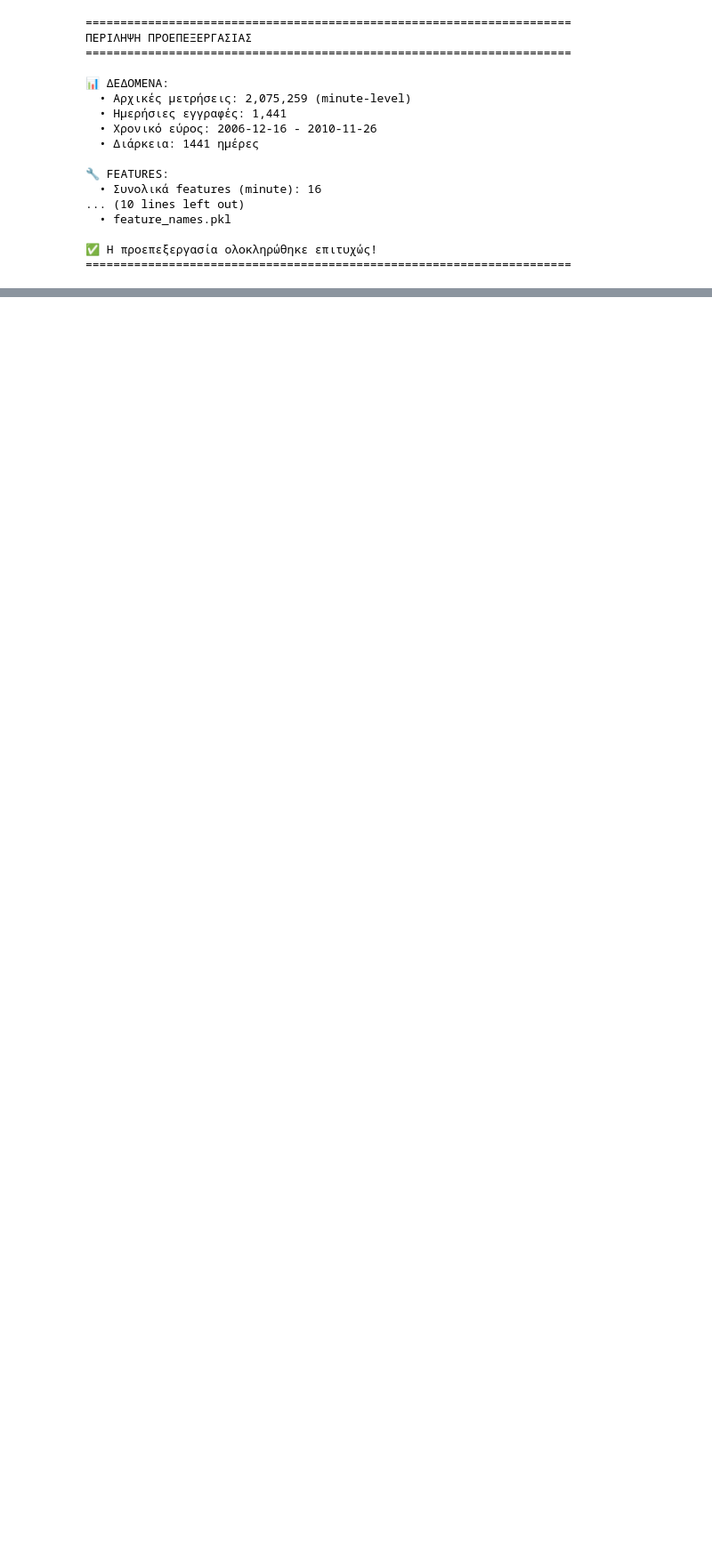
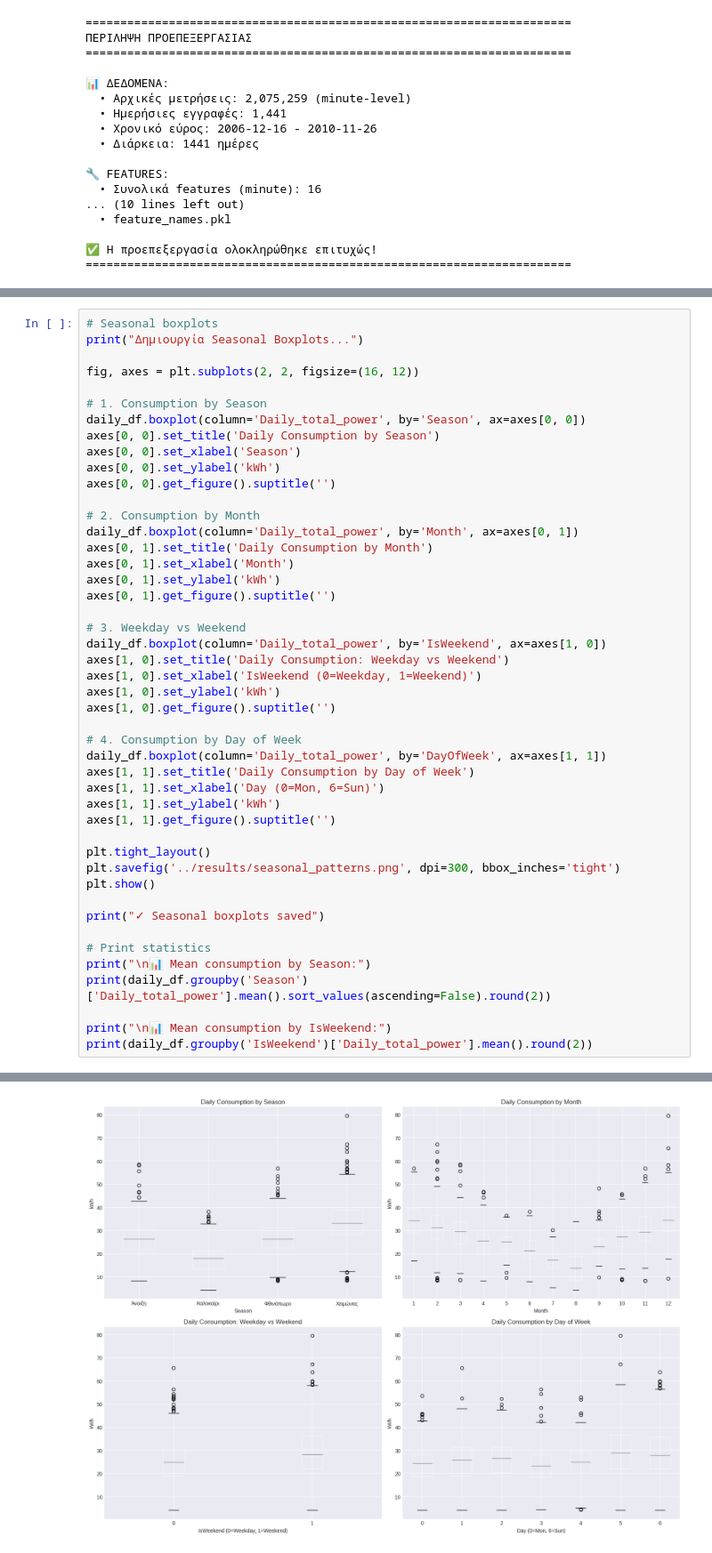
Before and after one commit to KostasPapadogiannis/energy-consumption-mining, a Jupyter notebook: notebooks/data_preprocessing.ipynb, the cells around one changed output, grey strips where cells are left out. Shown at 89% size. Cells and saved outputs as stored; diff of their text form; blank space fills up the shorter version.

```diff
--- a/notebooks/data_preprocessing.ipynb
+++ b/notebooks/data_preprocessing.ipynb
@@ -749,0 +1465,47 @@ max       6.000000     1.000000    12.000000   366.000000          1.000000
+# %%
+# Seasonal boxplots
+print("Δημιουργία Seasonal Boxplots...")
+
+fig, axes = plt.subplots(2, 2, figsize=(16, 12))
+
+# 1. Consumption by Season
+daily_df.boxplot(column='Daily_total_power', by='Season', ax=axes[0, 0])
+axes[0, 0].set_title('Daily Consumption by Season')
+axes[0, 0].set_xlabel('Season')
+axes[0, 0].set_ylabel('kWh')
+axes[0, 0].get_figure().suptitle('')
+
+# 2. Consumption by Month
+daily_df.boxplot(column='Daily_total_power', by='Month', ax=axes[0, 1])
+axes[0, 1].set_title('Daily Consumption by Month')
+axes[0, 1].set_xlabel('Month')
+axes[0, 1].set_ylabel('kWh')
+axes[0, 1].get_figure().suptitle('')
+
+# 3. Weekday vs Weekend
+daily_df.boxplot(column='Daily_total_power', by='IsWeekend', ax=axes[1, 0])
+axes[1, 0].set_title('Daily Consumption: Weekday vs Weekend')
+axes[1, 0].set_xlabel('IsWeekend (0=Weekday, 1=Weekend)')
+axes[1, 0].set_ylabel('kWh')
+axes[1, 0].get_figure().suptitle('')
+
+# 4. Consumption by Day of Week
+daily_df.boxplot(column='Daily_total_power', by='DayOfWeek', ax=axes[1, 1])
+axes[1, 1].set_title('Daily Consumption by Day of Week')
+axes[1, 1].set_xlabel('Day (0=Mon, 6=Sun)')
+axes[1, 1].set_ylabel('kWh')
+axes[1, 1].get_figure().suptitle('')
+
+plt.tight_layout()
+plt.savefig('../results/seasonal_patterns.png', dpi=300, bbox_inches='tight')
+plt.show()
+
+print("✓ Seasonal boxplots saved")
+
+# Print statistics
+print("\n📊 Mean consumption by Season:")
+print(daily_df.groupby('Season')['Daily_total_power'].mean().sort_values(ascending=False).round(2))
+
+print("\n📊 Mean consumption by IsWeekend:")
+print(daily_df.groupby('IsWeekend')['Daily_total_power'].mean().round(2))
+# %% [output]
@@ -749,0 +1513 @@ max       6.000000     1.000000    12.000000   366.000000          1.000000
+[figure, added]
```
Also changed, not shown: parts of 54 cells of this notebook.
